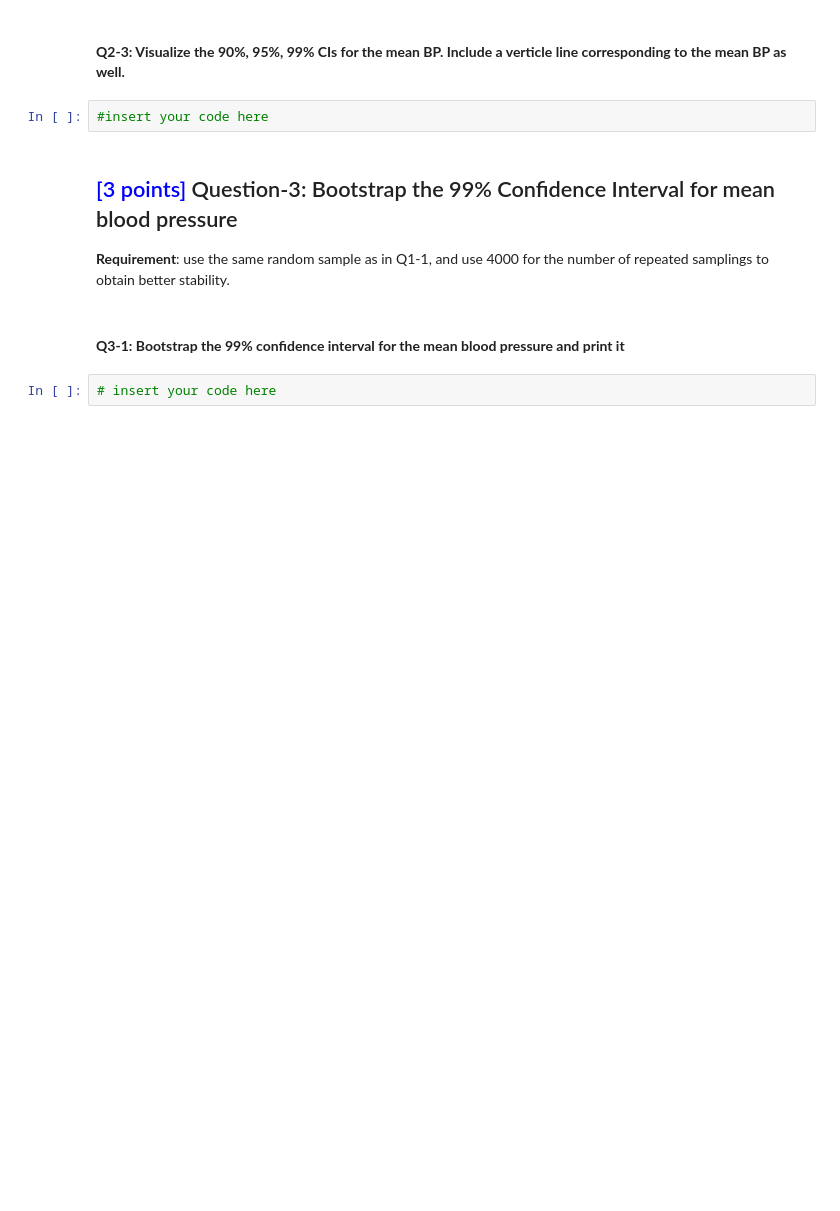
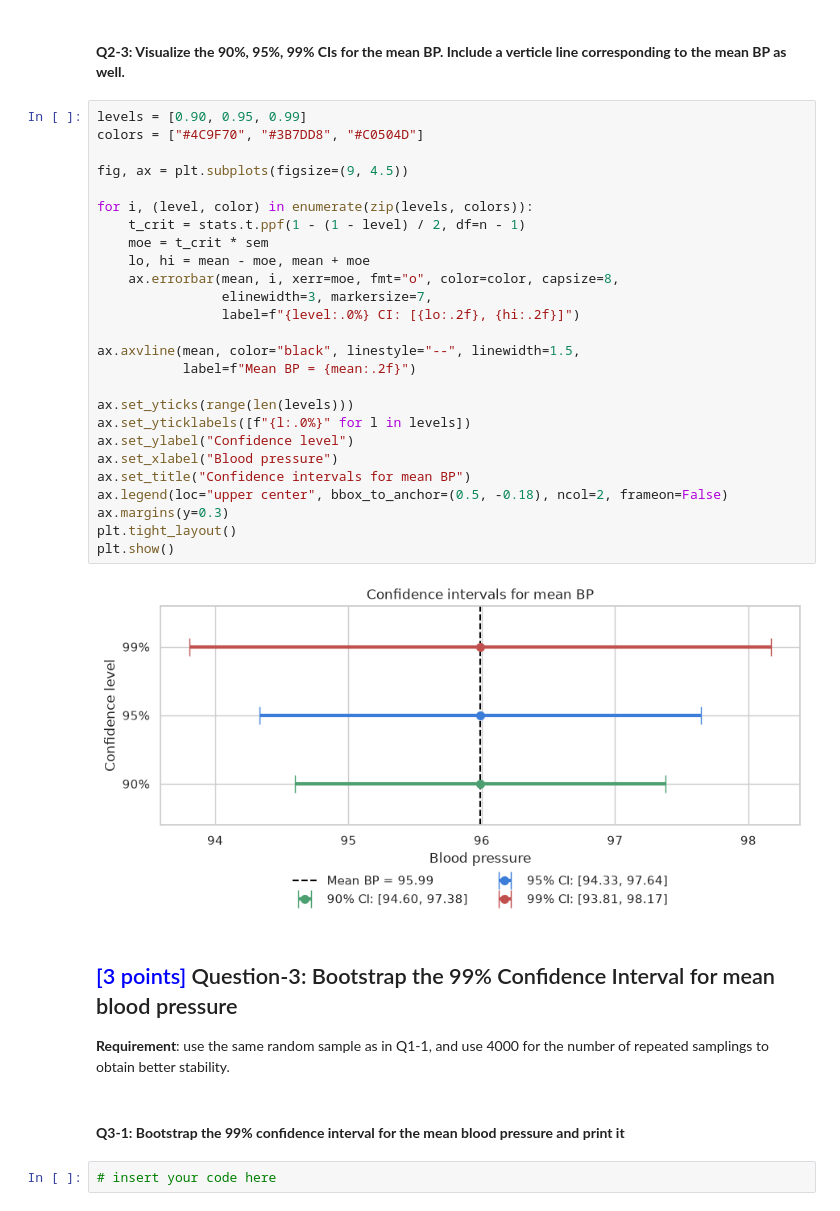
Before and after one commit to chikooooo/Statistics, a Jupyter notebook: Lab 5/TP5_Confidence_Intervals.ipynb, the cells around one changed output. Cells and saved outputs as stored; diff of their text form; blank space fills up the shorter version.

```diff
--- a/Lab 5/TP5_Confidence_Intervals.ipynb
+++ b/Lab 5/TP5_Confidence_Intervals.ipynb
@@ -1032,7 +1058,33 @@ plt.show()
 # %% [markdown]
 #### **Q2-3: Visualize the 90%, 95%, 99% CIs for the mean BP. Include a verticle line corresponding to the mean BP as well.**
 # %%
-#insert your code here
+levels = [0.90, 0.95, 0.99]
+colors = ["#4C9F70", "#3B7DD8", "#C0504D"]
+
+fig, ax = plt.subplots(figsize=(9, 4.5))
+
+for i, (level, color) in enumerate(zip(levels, colors)):
+    t_crit = stats.t.ppf(1 - (1 - level) / 2, df=n - 1)
+    moe = t_crit * sem
+    lo, hi = mean - moe, mean + moe
+    ax.errorbar(mean, i, xerr=moe, fmt="o", color=color, capsize=8,
+                elinewidth=3, markersize=7,
+                label=f"{level:.0%} CI: [{lo:.2f}, {hi:.2f}]")
+
+ax.axvline(mean, color="black", linestyle="--", linewidth=1.5,
+           label=f"Mean BP = {mean:.2f}")
+
+ax.set_yticks(range(len(levels)))
+ax.set_yticklabels([f"{l:.0%}" for l in levels])
+ax.set_ylabel("Confidence level")
+ax.set_xlabel("Blood pressure")
+ax.set_title("Confidence intervals for mean BP")
+ax.legend(loc="upper center", bbox_to_anchor=(0.5, -0.18), ncol=2, frameon=False)
+ax.margins(y=0.3)
+plt.tight_layout()
+plt.show()
+# %% [output]
+[figure, added]
 # %% [markdown]
 ## <span style="color:blue;"> [3 points] </span> Question-3: Bootstrap the 99% Confidence Interval for mean blood pressure
 
```
Also changed, not shown: parts of 4 cells of this notebook.
